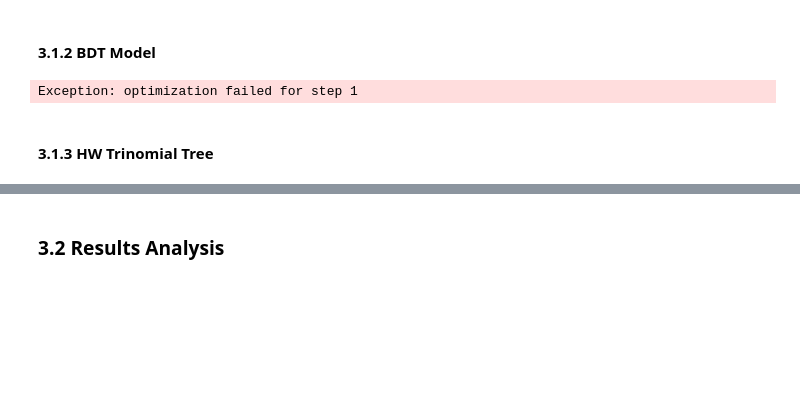
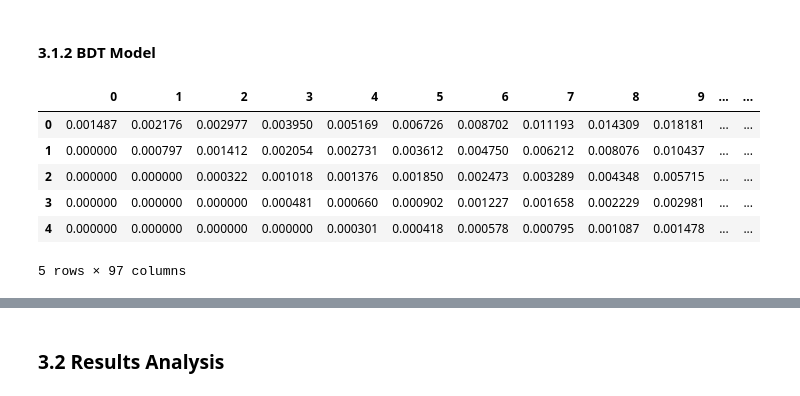
Before and after one commit to Clarence1027/IRD-pricer, a Jupyter notebook: report.ipynb, the cells around one changed output, grey strips where cells are left out. Drawn from its saved outputs; the diff is of its cells as text; code cells hidden in the pictures; blank space fills up the shorter version.

```diff
--- a/report.ipynb
+++ b/report.ipynb
@@ -209,6 +196,7 @@ MC simulation solution for bond call [0.57, 6, 8] with parameters (12.0, 10000)
 # %% [markdown]
 #### 3.1.2 BDT Model
 # %%
+# might take a little bit longer for solver
 data = pd.read_csv('./data/CMT/CMT/CMT.csv')
 model_type = 'BDT'
 intp = 'NS'
@@ -217,9 +205,7 @@ bond = [0, 8, 8, 1]
 optCall = True
 step = 1 / 12
 rounds = 10000
-window_len = 96
+window_len = 62
 pricer = IRModel.BondOptionPricer(data, model_type, intp,
                           opt, bond, optCall, step, rounds, window_len)
 pricer.getOptionPrice()
-# %% [output]
-Exception: optimization failed for step 1
@@ -228,2 +212,12 @@ pricer
-# %% [markdown]
-#### 3.1.3 HW Trinomial Tree
+# %%
+a = pd.DataFrame(pricer.model.statePrice[-1])
+# %%
+a.head()
+# %% [output]
+|  | 0 | 1 | 2 | 3 | 4 | 5 | 6 | 7 | 8 | 9 | ... | ... |
+| 0 | 0.001487 | 0.002176 | 0.002977 | 0.003950 | 0.005169 | 0.006726 | 0.008702 | 0.011193 | 0.014309 | 0.018181 | ... | ... |
+| 1 | 0.000000 | 0.000797 | 0.001412 | 0.002054 | 0.002731 | 0.003612 | 0.004750 | 0.006212 | 0.008076 | 0.010437 | ... | ... |
+| 2 | 0.000000 | 0.000000 | 0.000322 | 0.001018 | 0.001376 | 0.001850 | 0.002473 | 0.003289 | 0.004348 | 0.005715 | ... | ... |
+| 3 | 0.000000 | 0.000000 | 0.000000 | 0.000481 | 0.000660 | 0.000902 | 0.001227 | 0.001658 | 0.002229 | 0.002981 | ... | ... |
+| 4 | 0.000000 | 0.000000 | 0.000000 | 0.000000 | 0.000301 | 0.000418 | 0.000578 | 0.000795 | 0.001087 | 0.001478 | ... | ... |
+5 rows × 97 columns
```
Also changed, not shown: parts of 23 cells of this notebook, 3 other files.
